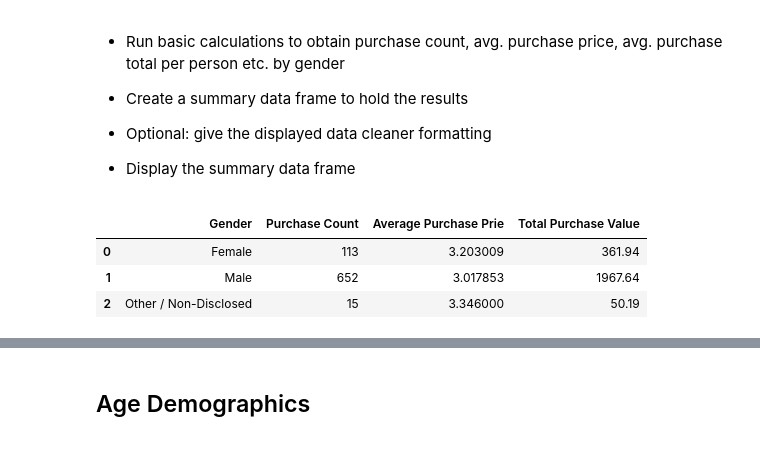
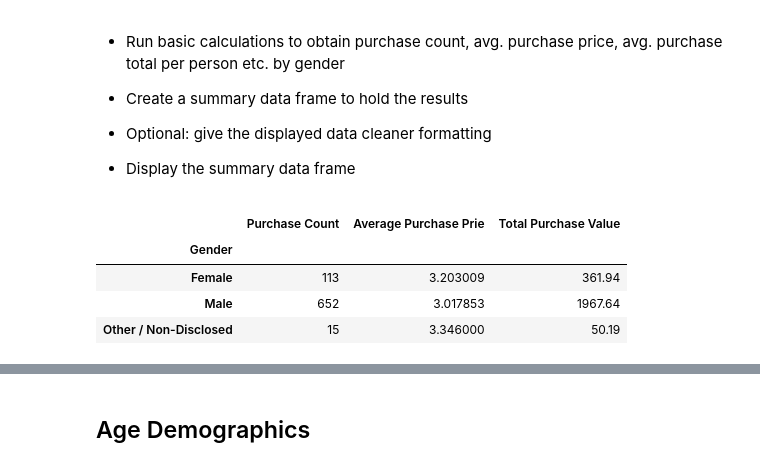
Before and after one commit to SBoyce02/pandas_challenge2, a Jupyter notebook: HeroesOfPymoli/HeroesOfPymoli_SB.ipynb, the cells around one changed output, grey strips where cells are left out. Cells and saved outputs as stored; diff of their text form; code cells hidden in the pictures.

```diff
--- a/HeroesOfPymoli/HeroesOfPymoli_SB.ipynb
+++ b/HeroesOfPymoli/HeroesOfPymoli_SB.ipynb
@@ -187,13 +194,14 @@ new_gender_df
 #             .style.format('${0:,.2f}'))
 # group_test.head()
 # %%
-# rename headers aka index - source https://stackoverflow.com/questions/44416287/renaming-columns-after-group-by-and-sum-in-pandas-dataframe/44416348
-group_test=purchase_df.groupby(["Gender"]).agg(['count', np.mean, sum,])["Price"].reset_index().rename(columns={'count':'Purchase Count','mean' : 'Average Purchase Prie', 'sum': 'Total Purchase Value'})
+# rename headers- source https://stackoverflow.com/questions/44416287/renaming-columns-after-group-by-and-sum-in-pandas-dataframe/44416348
+group_test=purchase_df.groupby(["Gender"]).agg(['count', np.mean, sum,])["Price"].rename(columns={'count':'Purchase Count','mean' : 'Average Purchase Prie', 'sum': 'Total Purchase Value'})
 group_test.head()
 # %% [output]
-|  | Gender | Purchase Count | Average Purchase Prie | Total Purchase Value |
-| 0 | Female | 113 | 3.203009 | 361.94 |
-| 1 | Male | 652 | 3.017853 | 1967.64 |
-| 2 | Other / Non-Disclosed | 15 | 3.346000 | 50.19 |
+|  | Purchase Count | Average Purchase Prie | Total Purchase Value |
+| Gender |  |  |  |
+| Female | 113 | 3.203009 | 361.94 |
+| Male | 652 | 3.017853 | 1967.64 |
+| Other / Non-Disclosed | 15 | 3.346000 | 50.19 |
 # %%
 #average purchase per person
```
Also changed, not shown: parts of 19 cells of this notebook.
